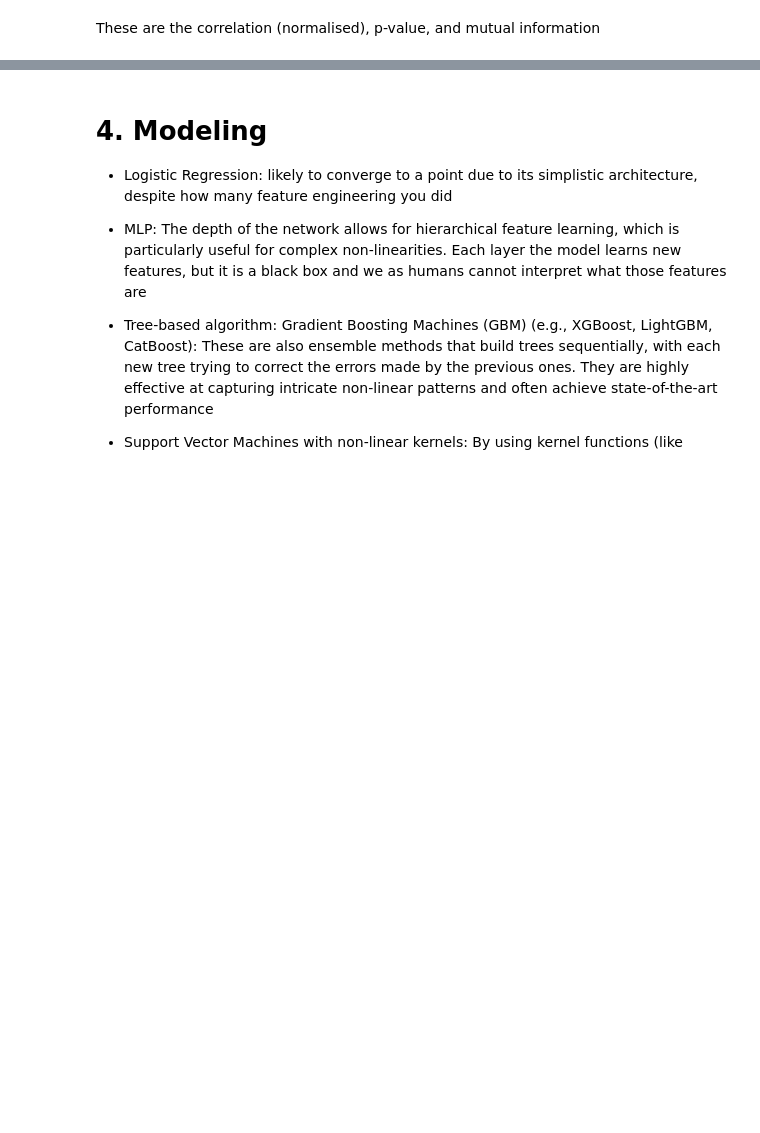
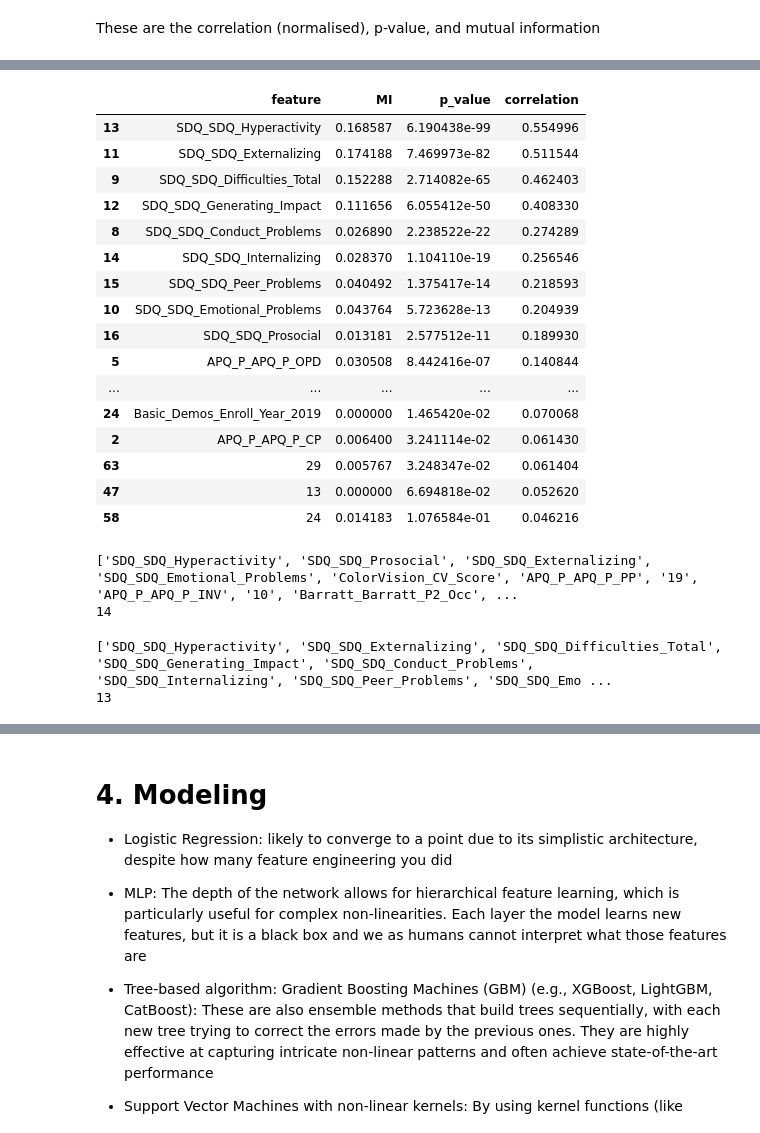
Before and after one commit to Savoxism/WiDS-Datathon-2025, a Jupyter notebook: solver.ipynb, the cells around one changed output, grey strips where cells are left out. Cells and saved outputs as stored; diff of their text form; code cells hidden in the pictures; blank space fills up the shorter version.

```diff
--- a/solver.ipynb
+++ b/solver.ipynb
@@ -566,10 +759,38 @@ df_adhd = pd.DataFrame({
+# %%
+df_adhd.head(20)
+# %% [output]
+|  | feature | MI | p_value | correlation |
+| 13 | SDQ_SDQ_Hyperactivity | 0.168587 | 6.190438e-99 | 0.554996 |
+| 11 | SDQ_SDQ_Externalizing | 0.174188 | 7.469973e-82 | 0.511544 |
+| 9 | SDQ_SDQ_Difficulties_Total | 0.152288 | 2.714082e-65 | 0.462403 |
+| 12 | SDQ_SDQ_Generating_Impact | 0.111656 | 6.055412e-50 | 0.408330 |
+| 8 | SDQ_SDQ_Conduct_Problems | 0.026890 | 2.238522e-22 | 0.274289 |
+| 14 | SDQ_SDQ_Internalizing | 0.028370 | 1.104110e-19 | 0.256546 |
+| 15 | SDQ_SDQ_Peer_Problems | 0.040492 | 1.375417e-14 | 0.218593 |
+| 10 | SDQ_SDQ_Emotional_Problems | 0.043764 | 5.723628e-13 | 0.204939 |
+| 16 | SDQ_SDQ_Prosocial | 0.013181 | 2.577512e-11 | 0.189930 |
+| 5 | APQ_P_APQ_P_OPD | 0.030508 | 8.442416e-07 | 0.140844 |
+| ... | ... | ... | ... | ... |
+| 24 | Basic_Demos_Enroll_Year_2019 | 0.000000 | 1.465420e-02 | 0.070068 |
+| 2 | APQ_P_APQ_P_CP | 0.006400 | 3.241114e-02 | 0.061430 |
+| 63 | 29 | 0.005767 | 3.248347e-02 | 0.061404 |
+| 47 | 13 | 0.000000 | 6.694818e-02 | 0.052620 |
+| 58 | 24 | 0.014183 | 1.076584e-01 | 0.046216 |
 # %%
 # Filter the DataFrame for features with p-value < 0.05 and abs(correlation) > 0.1
 df_sex_filtered = df_sex[(df_sex["p_value"] < 0.05) & (df_sex["correlation"].abs() > 0.05)]
 print(df_sex_filtered['feature'].tolist())
+print(len(df_sex_filtered['feature'].tolist()))
+# %% [output]
+['SDQ_SDQ_Hyperactivity', 'SDQ_SDQ_Prosocial', 'SDQ_SDQ_Externalizing', 'SDQ_SDQ_Emotional_Problems', 'ColorVision_CV_Score', 'APQ_P_APQ_P_PP', '19', 'APQ_P_APQ_P_INV', '10', 'Barratt_Barratt_P2_Occ', ...
+14
 # %%
 df_adhd_filtered = df_adhd[(df_adhd["p_value"] < 0.05) & (df_adhd["correlation"].abs() > 0.1)]
 print(df_adhd_filtered['feature'].tolist())
+print(len(df_adhd_filtered['feature'].tolist()))
+# %% [output]
+['SDQ_SDQ_Hyperactivity', 'SDQ_SDQ_Externalizing', 'SDQ_SDQ_Difficulties_Total', 'SDQ_SDQ_Generating_Impact', 'SDQ_SDQ_Conduct_Problems', 'SDQ_SDQ_Internalizing', 'SDQ_SDQ_Peer_Problems', 'SDQ_SDQ_Emo ...
+13
 # %%
 # Correlation Matrix
 numerical_features = ['EHQ_EHQ_Total', 'ColorVision_CV_Score', 'APQ_P_APQ_P_CP',
```
Also changed, not shown: parts of 43 cells of this notebook, 35 other files.
